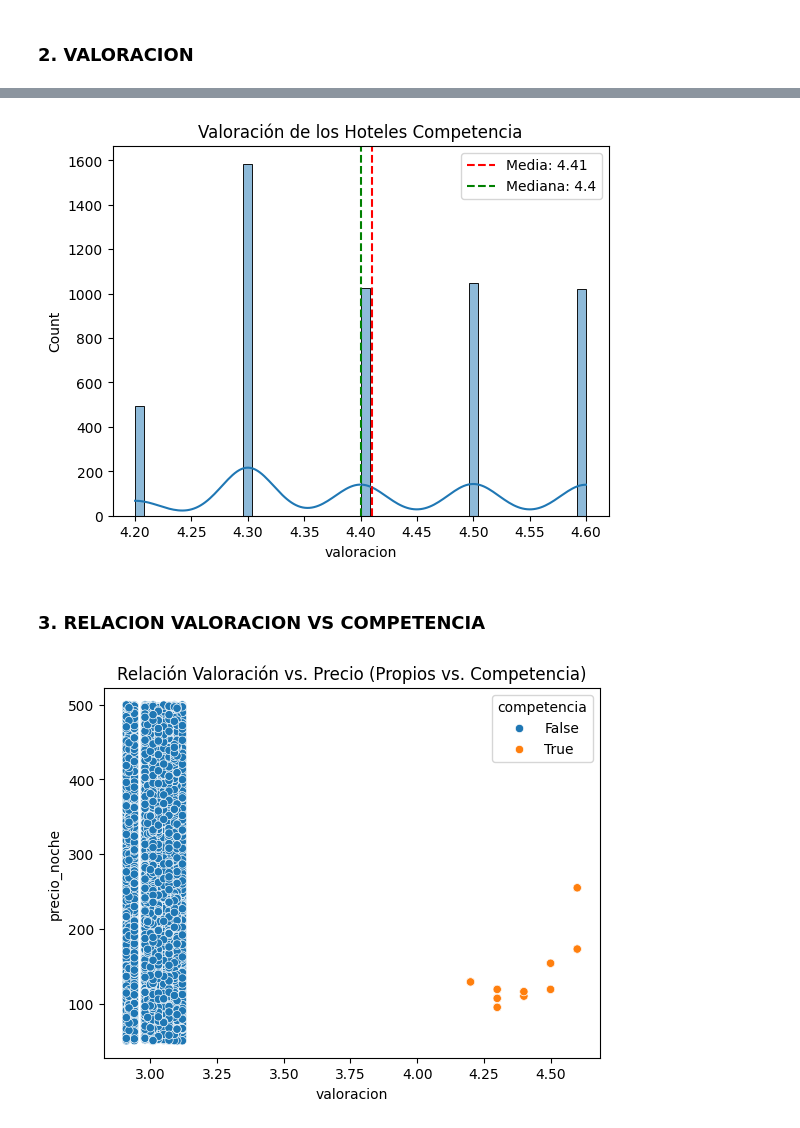
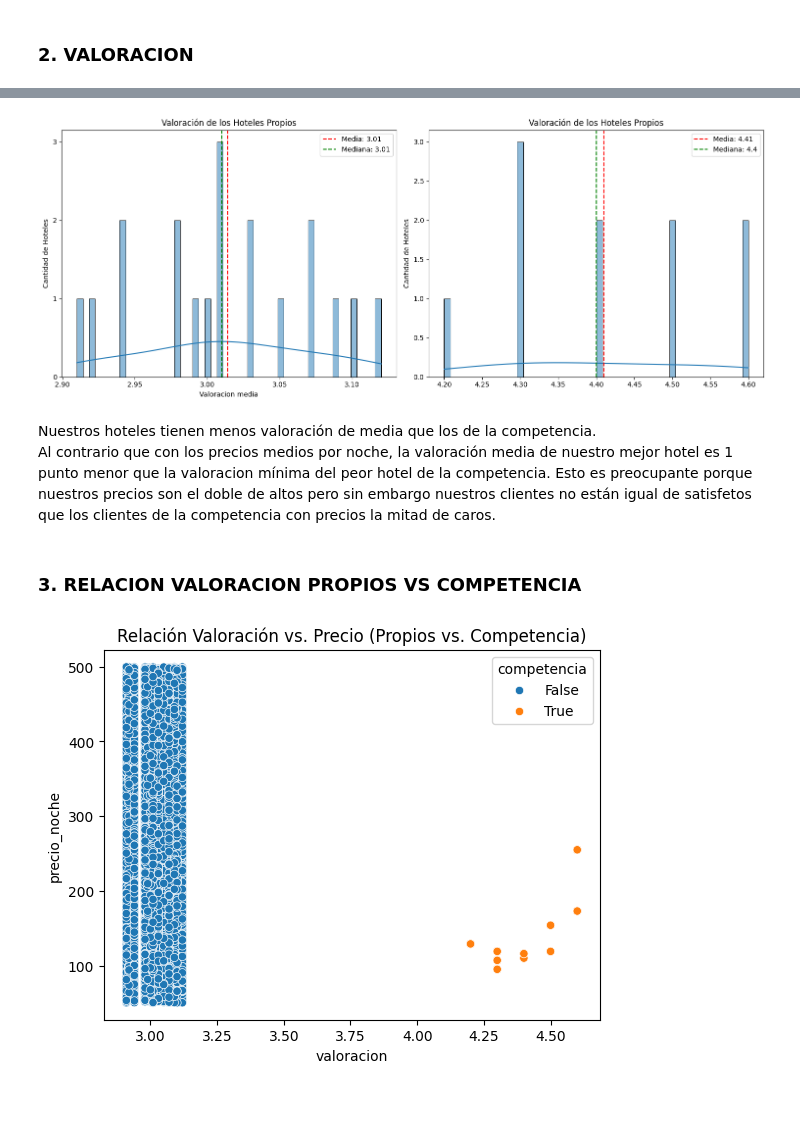
Before and after one commit to Vic4s/ETL_Hoteles, a Jupyter notebook: notebook_limpio/graficos.ipynb, the cells around one changed output, grey strips where cells are left out. Cells and saved outputs as stored; diff of their text form; code cells hidden in the pictures; blank space fills up the shorter version.

```diff
--- a/notebook_limpio/graficos.ipynb
+++ b/notebook_limpio/graficos.ipynb
@@ -81,17 +124,44 @@ plt.show()
-# %%
-media = np.mean(df_competencia["valoracion"])
-mediana = np.median(df_competencia["valoracion"])
-
-sns.histplot(df_competencia["valoracion"], bins=50, kde=True)
-plt.title("Valoración de los Hoteles Competencia")
-plt.axvline(media, color="red", linestyle="dashed", label=(f"Media: {round(media, 2)}"))
-plt.axvline(mediana, color="green", linestyle="dashed", label=(f"Mediana: {round(mediana, 2)}"))
-plt.legend()
-plt.show()
-# %% [output]
-[figure, removed]
+# %%
+df_media_val_hoteles_propios = df_propios.groupby("nombre_hotel")["valoracion"].mean().reset_index()
+df_media_val_hoteles_competencia = df_competencia.groupby("nombre_hotel")["valoracion"].mean().reset_index()
+
+media_valoracion_propios = np.mean(df_propios["valoracion"])
+mediana_valoracion_propios = np.median(df_propios["valoracion"])
+
+
+media_valoracion_competencia = np.mean(df_competencia["valoracion"])
+mediana_valoracion_competencia = np.median(df_competencia["valoracion"])
+
+fig, axes = plt.subplots(1, 2, figsize=(15, 6))
+
+sns.histplot(df_media_val_hoteles_propios["valoracion"], bins=50, kde=True, ax=axes[0])
+axes[0].set_title("Valoración de los Hoteles Propios")
+axes[0].set_xlabel("Valoracion media")
+axes[0].set_ylabel("Cantidad de Hoteles")
+axes[0].axvline(media_valoracion_propios, color="red", linestyle="dashed", label=(f"Media: {round(media_valoracion_propios, 2)}"))
+axes[0].axvline(mediana_valoracion_propios, color="green", linestyle="dashed", label=(f"Mediana: {round(mediana_valoracion_propios, 2)}"))
+axes[0].set_yticks(np.arange(0, 4, 1))
+axes[0].legend()
+
+sns.histplot(df_media_val_hoteles_competencia["valoracion"], bins=50, kde=True, ax=axes[1])
+axes[1].set_title("Valoración de los Hoteles Propios")
+axes[1].set_xlabel(" ")
+axes[1].set_ylabel("Cantidad de Hoteles")
+axes[1].axvline(media_valoracion_competencia, color="red", linestyle="dashed", label=(f"Media: {round(media_valoracion_competencia, 2)}"))
+axes[1].axvline(mediana_valoracion_competencia, color="green", linestyle="dashed", label=(f"Mediana: {round(mediana_valoracion_competencia, 2)}"))
+axes[0].set_yticks(np.arange(0, 4, 1))
+axes[1].legend()
+
+plt.tight_layout()
+plt.show()
+# %% [output]
+[figure, added]
+# %% [markdown]
+Nuestros hoteles tienen menos valoración de media que los de la competencia.
+Al contrario que con los precios medios por noche, la valoración media de nuestro mejor hotel es 1 punto menor que la valoracion mínima del peor hotel de la competencia.
+Esto es preocupante porque nuestros precios son el doble de altos pero sin embargo nuestros clientes no están igual de satisfetos que los clientes de la competencia con precios la mitad de caros.
 # %% [markdown]
-### 3. RELACION VALORACION VS COMPETENCIA
+### 3. RELACION VALORACION PROPIOS VS COMPETENCIA
 # %%
 sns.scatterplot(data=df_final, x="valoracion", y="precio_noche", hue="competencia")
 plt.title("Relación Valoración vs. Precio (Propios vs. Competencia)")
```
Also changed, not shown: parts of 11 cells of this notebook, 1 other file.
